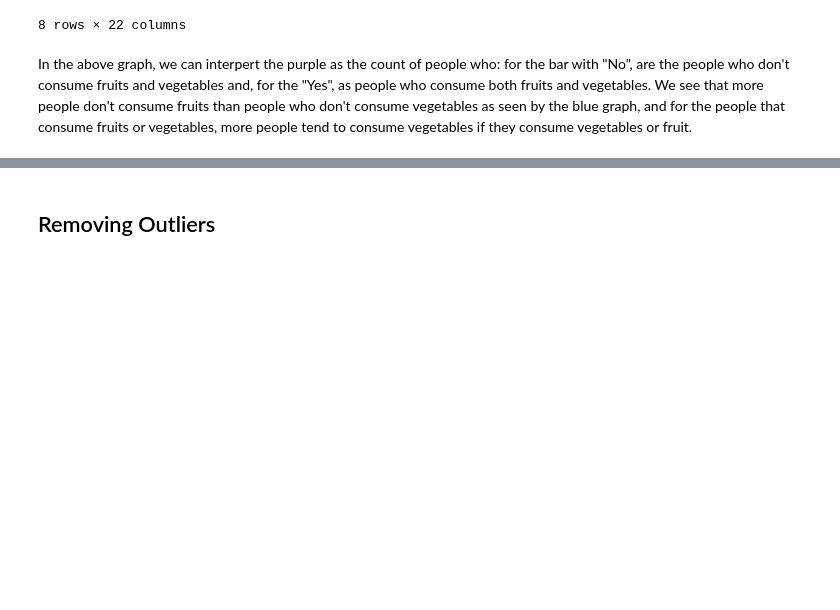
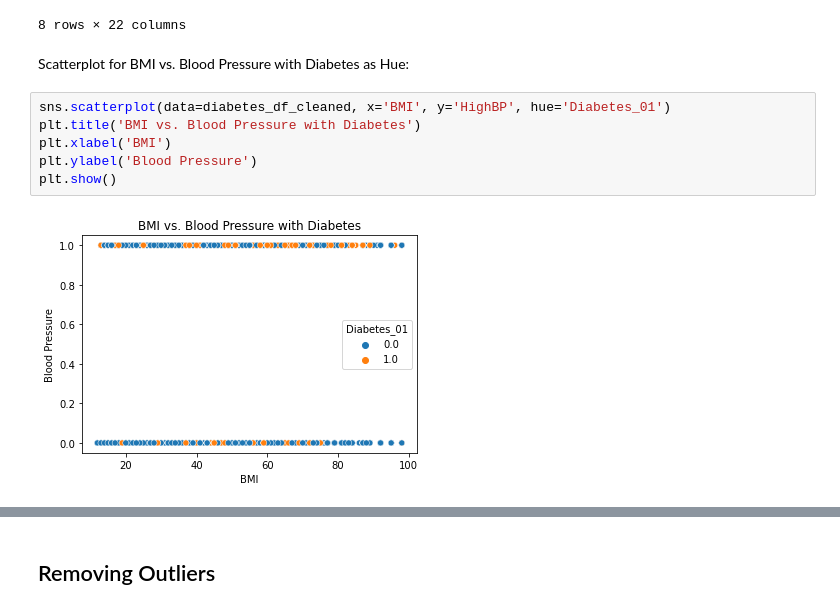
Before and after one commit to edwin815/diabetes_analysis, a Jupyter notebook: EDACheckpoint_Group132_WI24.ipynb, the cells around one changed output, grey strips where cells are left out. Drawn from its saved outputs; the diff is of its cells as text; blank space fills up the shorter version.

Commit message:
add dataset1 relationship plot

```diff
--- a/EDACheckpoint_Group132_WI24.ipynb
+++ b/EDACheckpoint_Group132_WI24.ipynb
@@ -212,5 +212,13 @@ diabetes_df_cleaned.describe()
 | 75% | 0.000000 | 1.000000 | 1.000000 | 1.000000 | 31.000000 | 1.000000 | 0.000000 | 0.000000 | ... |
 | max | 1.000000 | 1.000000 | 1.000000 | 1.000000 | 98.000000 | 1.000000 | 1.000000 | 1.000000 | ... |
 8 rows × 22 columns
-# %% [markdown]
-In the above graph, we can interpert the purple as the count of people who: for the bar with "No", are the people who don't consume fruits and vegetables and, for the "Yes", as people who consume both fruits and vegetables. We see that more people don't consume fruits than people who don't consume vegetables as seen by the blue graph, and for the people that consume fruits or vegetables, more people tend to consume vegetables if they consume vegetables or fruit.
+# %% [markdown]
+Scatterplot for BMI vs. Blood Pressure with Diabetes as Hue:
+# %%
+sns.scatterplot(data=diabetes_df_cleaned, x='BMI', y='HighBP', hue='Diabetes_01')
+plt.title('BMI vs. Blood Pressure with Diabetes')
+plt.xlabel('BMI')
+plt.ylabel('Blood Pressure')
+plt.show()
+# %% [output]
+[figure, added]
```
Also changed, not shown: parts of 9 cells of this notebook.
